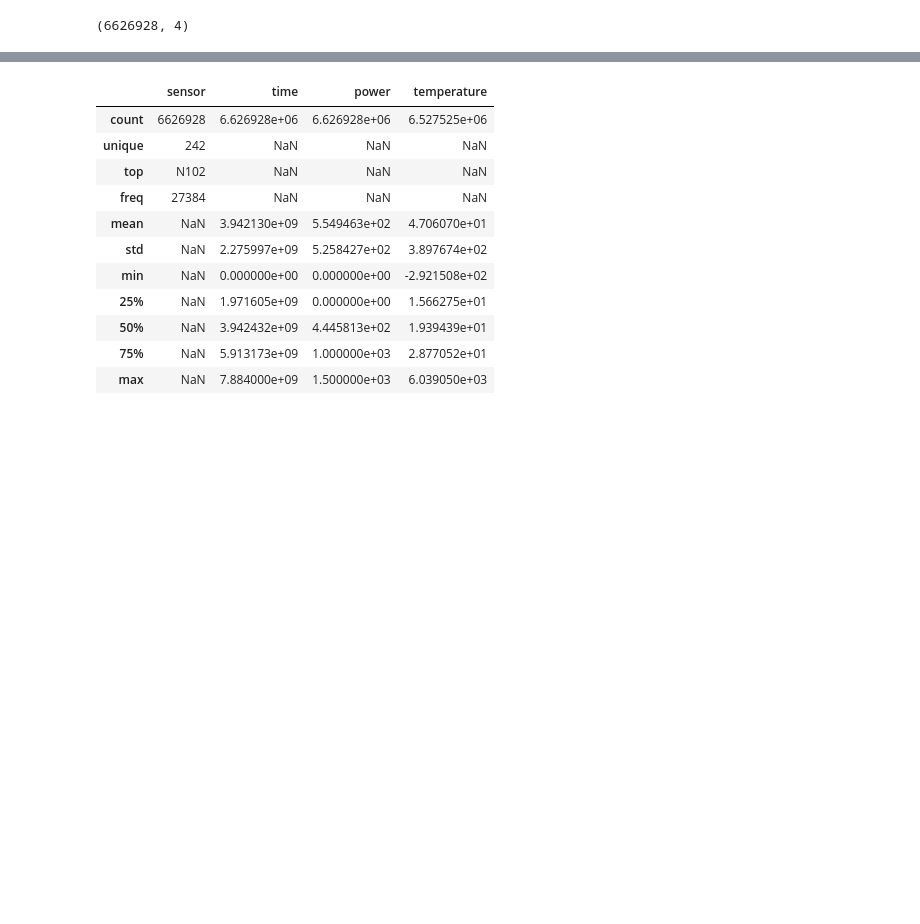
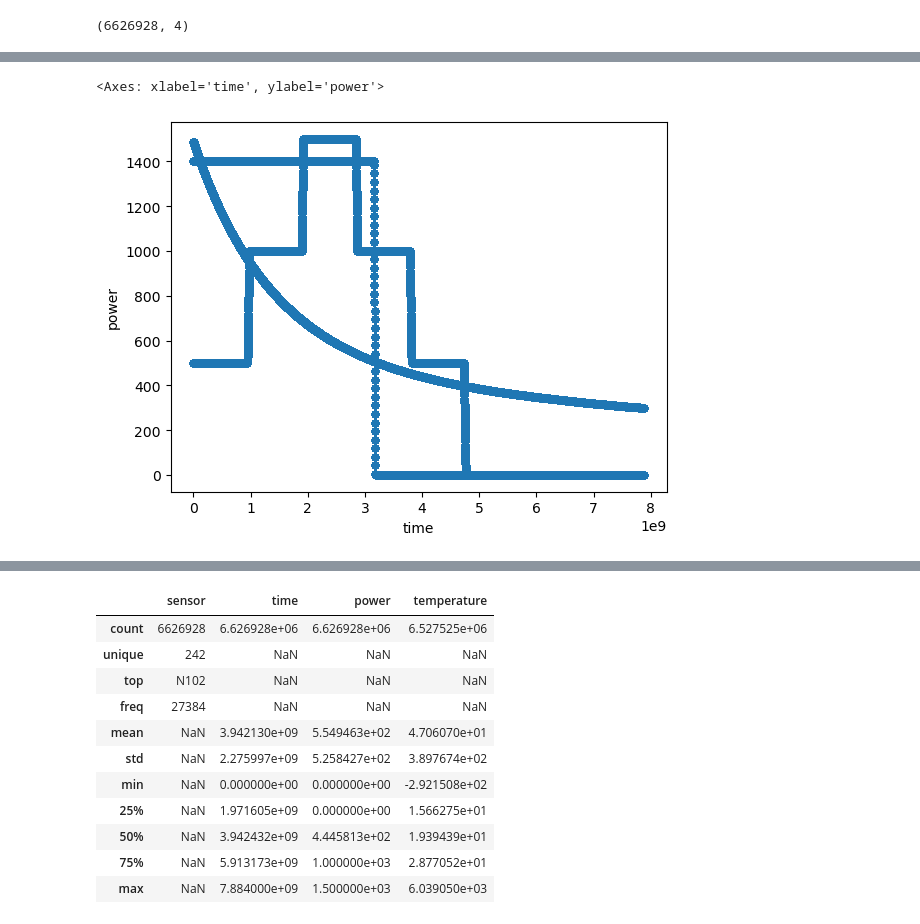
Before and after one commit to alicebeast/FinalProject_ML, a Jupyter notebook: projetdeAliceBG.ipynb, the cells around one changed output, grey strips where cells are left out. Saved outputs shown, nothing was run; the diff lists cells and outputs as text; code cells hidden in the pictures; blank space fills up the shorter version.

```diff
--- a/projetdeAliceBG.ipynb
+++ b/projetdeAliceBG.ipynb
@@ -38,3 +41,6 @@ train.shape
 # %%
-#train.plot(kind='scatter', x='time', y='power')
+train.plot(kind='scatter', x='time', y='power')
+# %% [output]
+<Axes: xlabel='time', ylabel='power'>
+[figure, added]
 # %%
```
Also changed, not shown: parts of 16 cells of this notebook.
